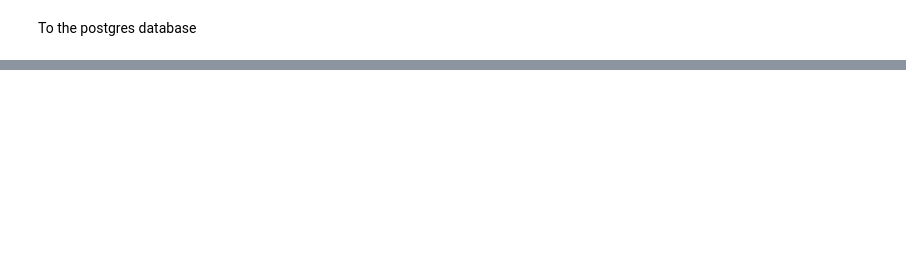
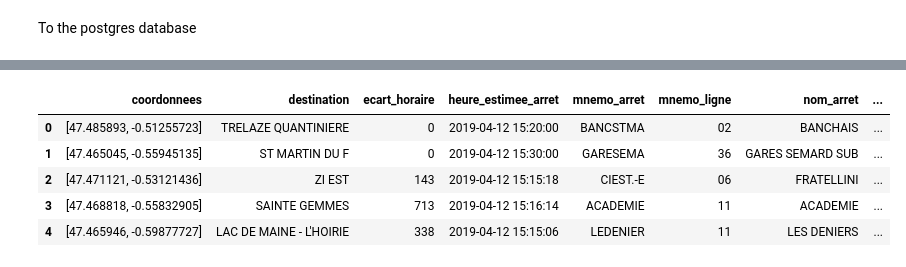
Before and after one commit to ST7oo/angers, a Jupyter notebook: bus_parking.ipynb, the cells around one changed output, grey strips where cells are left out. Cells and saved outputs as stored; diff of their text form; code cells hidden in the pictures; blank space fills up the shorter version.

Commit message:
Added bus data

```diff
--- a/bus_parking.ipynb
+++ b/bus_parking.ipynb
@@ -7,3 +6,10 @@ engine = create_engine('postgresql+psycopg2://postgres:postgresql@104.199.52.163
+# %%
+credentials = {}
+with open('credentials.json') as f:
+    cred = json.load(f)
+    credentials['username'] = cred['postgresql']['username']
+    credentials['password'] = cred['postgresql']['password']
+engine = create_engine('postgresql+psycopg2://{}:{}@104.199.52.163:5432/opendata'.format(credentials['username'], credentials['password']))
 # %%
 client = pymongo.MongoClient('mongodb+srv://angers:sregna@clusterangers-7bjup.gcp.mongodb.net/test?retryWrites=true')
 # %%
@@ -202,0 +187,11 @@ parking_full.to_sql('parking_full', engine, index=False, if_exists='replace')
+# %%
+records = []
+for x in db['busTraffic'].find():
+    for record in x['records']:
+        f = record['fields']
+        f['record_timestamp'] = record['record_timestamp']
+        records.append(f)
+
+bt = pd.DataFrame(records)
+print(bt.shape)
+bt.head()
@@ -202,0 +207,13 @@ parking_full.to_sql('parking_full', engine, index=False, if_exists='replace')
+# %%
+bus = bt[['coordonnees','dest','ecart','harret','mnemoarret','mnemoligne','nomarret','nomligne','record_timestamp']].copy()
+bus.columns = ['coordonnees','destination','ecart_horaire','heure_estimee_arret','mnemo_arret','mnemo_ligne','nom_arret','nom_ligne','date']
+bus['heure_estimee_arret'] = pd.to_datetime(bus['heure_estimee_arret'])
+bus['date'] = pd.to_datetime(bus['date'])
+bus.head()
+# %% [output]
+|  | coordonnees | destination | ecart_horaire | heure_estimee_arret | mnemo_arret | mnemo_ligne | nom_arret | ... |
+| 0 | [47.485893, -0.51255723] | TRELAZE QUANTINIERE | 0 | 2019-04-12 15:20:00 | BANCSTMA | 02 | BANCHAIS | ... |
+| 1 | [47.465045, -0.55945135] | ST MARTIN DU F | 0 | 2019-04-12 15:30:00 | GARESEMA | 36 | GARES SEMARD SUB | ... |
+| 2 | [47.471121, -0.53121436] | ZI EST | 143 | 2019-04-12 15:15:18 | CIEST.-E | 06 | FRATELLINI | ... |
+| 3 | [47.468818, -0.55832905] | SAINTE GEMMES | 713 | 2019-04-12 15:16:14 | ACADEMIE | 11 | ACADEMIE | ... |
+| 4 | [47.465946, -0.59877727] | LAC DE MAINE - L'HOIRIE | 338 | 2019-04-12 15:15:06 | LEDENIER | 11 | LES DENIERS | ... |
```
Also changed, not shown: parts of 17 cells of this notebook, 1 other file.
